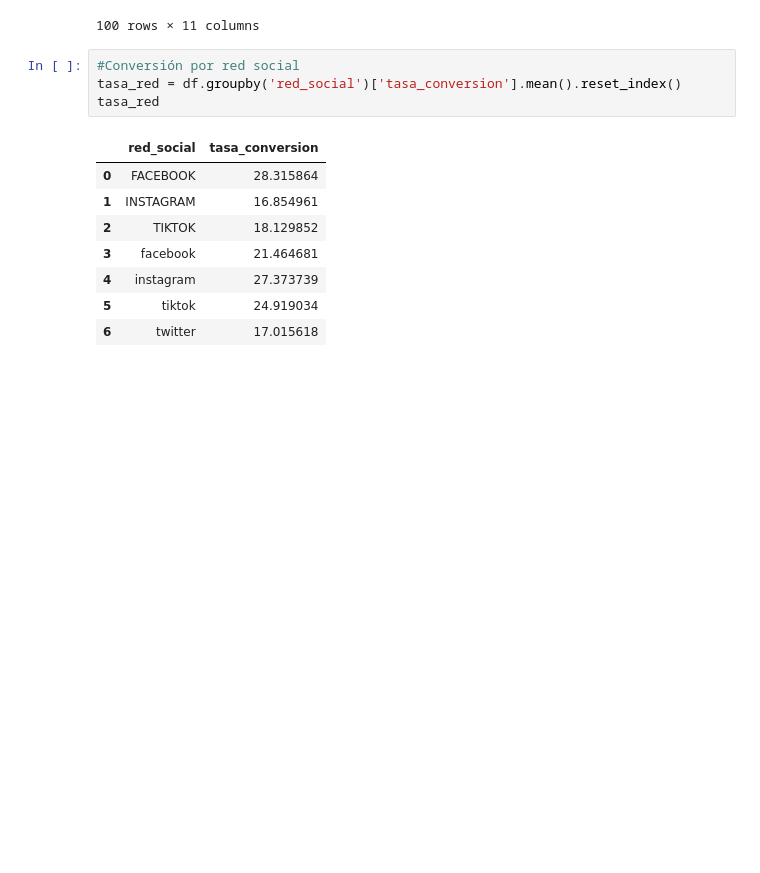
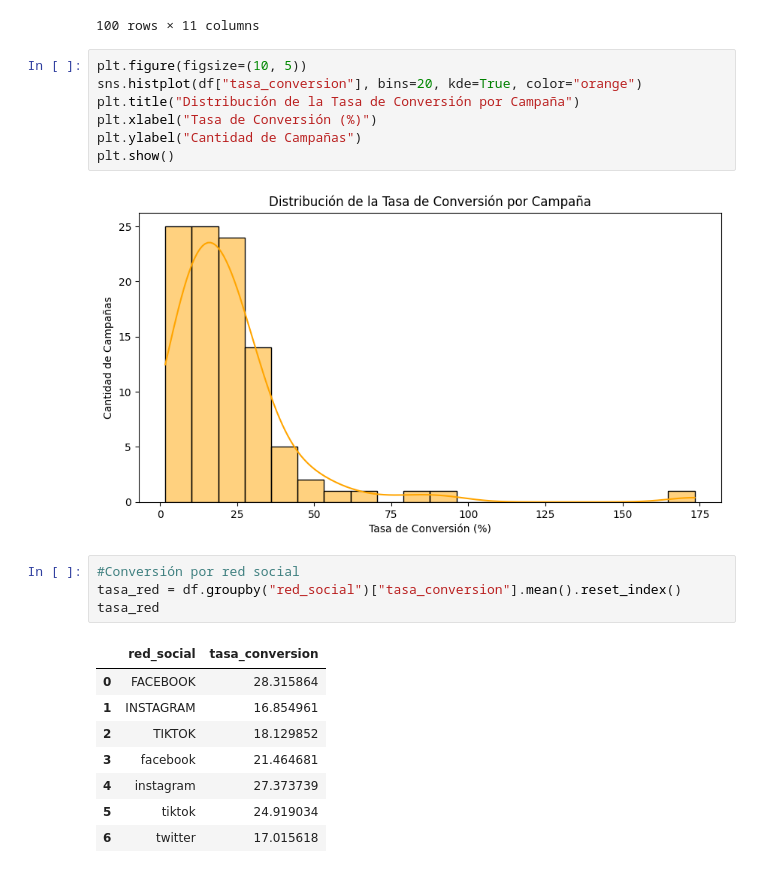
Before and after one commit to fttm-mdz/limpieza_redes, a Jupyter notebook: limpieza.ipynb, the cells around one changed output. Drawn from its saved outputs; the diff is of its cells as text; blank space fills up the shorter version.

```diff
--- a/limpieza.ipynb
+++ b/limpieza.ipynb
@@ -315,9 +302,18 @@ df
 | 98 | 99 | EcoVida | TIKTOK | julio | 2024 | 1714.39 | 960 | 123 | ... |
 | 99 | 100 | FastFit | instagram | septiembre | 2024 | 1170.06 | 568 | 154 | ... |
 100 rows × 11 columns
+# %%
+plt.figure(figsize=(10, 5))
+sns.histplot(df["tasa_conversion"], bins=20, kde=True, color="orange")
+plt.title("Distribución de la Tasa de Conversión por Campaña")
+plt.xlabel("Tasa de Conversión (%)")
+plt.ylabel("Cantidad de Campañas")
+plt.show()
+# %% [output]
+[figure, added]
 # %%
 #Conversión por red social
-tasa_red = df.groupby('red_social')['tasa_conversion'].mean().reset_index()
+tasa_red = df.groupby("red_social")["tasa_conversion"].mean().reset_index()
 tasa_red
 # %% [output]
 |  | red_social | tasa_conversion |
```
Also changed, not shown: parts of 6 cells of this notebook.
